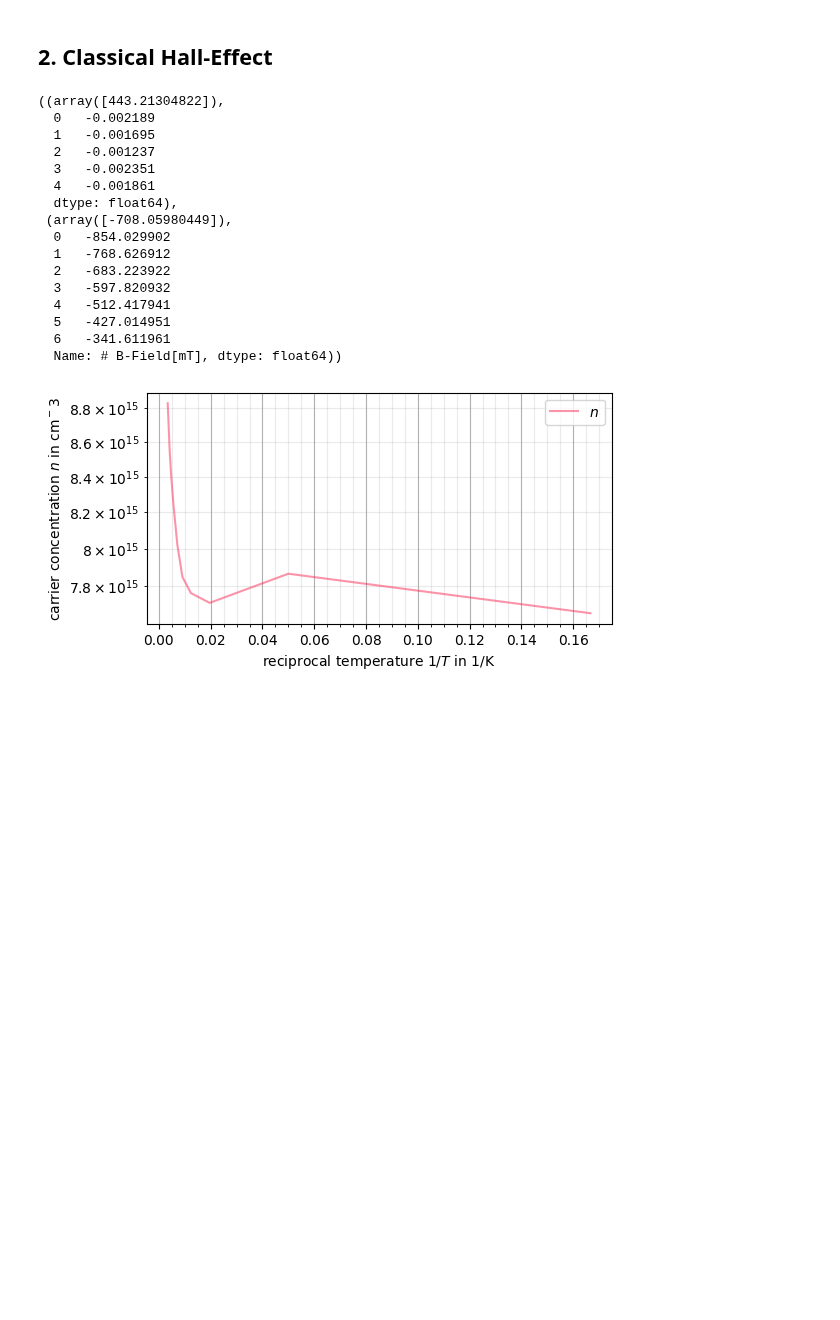
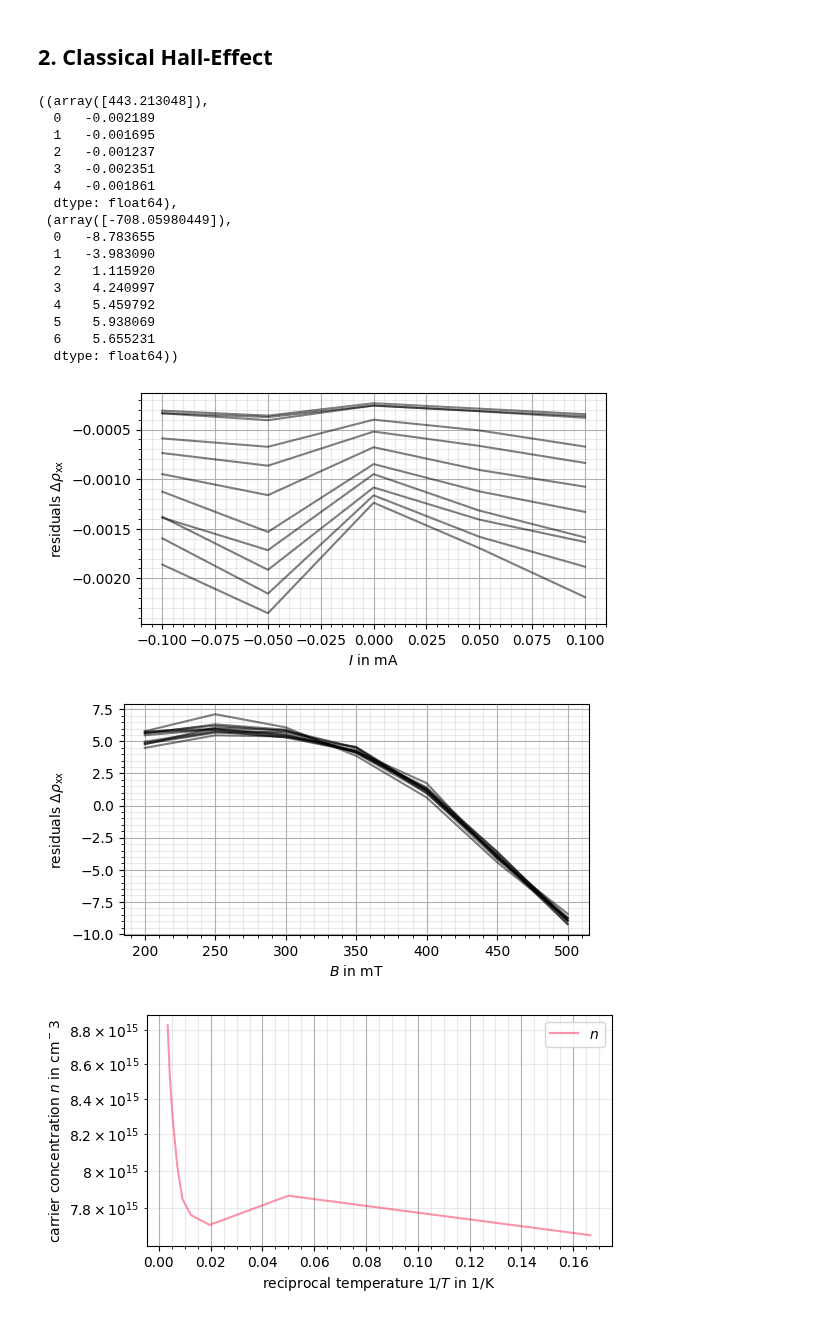
Before and after one commit to CVC97/ALC-24-25, a Jupyter notebook: FM.QHE_quantum_hall_effect/fm_qhe_data_analysis.ipynb, the cells around one changed output. Cells and saved outputs as stored; diff of their text form; code cells hidden in the pictures; blank space fills up the shorter version.

```diff
--- a/FM.QHE_quantum_hall_effect/fm_qhe_data_analysis.ipynb
+++ b/FM.QHE_quantum_hall_effect/fm_qhe_data_analysis.ipynb
@@ -112,8 +137,8 @@ def lin_reg(x, m):
 def calculate_rho_xx(T):
     # ratio of V and I (the slope of V over I) is the resistivity in xx (longitudinal)
     R_xx_data = pd.read_csv(f"data/R-{T}.dat", delimiter = "\t", skiprows = 3, skipinitialspace = True)
-    popt_, pcov_ = curve_fit(lin_reg, R_xx_data["# Current[mA]"], R_xx_data["Uxx[mV]"])
-    residuals = (R_xx_data["# Current[mA]"]*popt_- R_xx_data["Uxx[mV]"]) / 1000
+    popt_, pcov_ = curve_fit(lin_reg, R_xx_data["# Current[mA]"]/1000, R_xx_data["Uxx[mV]"]/1000)
+    residuals = (R_xx_data["# Current[mA]"]/1000*popt_- R_xx_data["Uxx[mV]"]/ 1000)
     # returns longitudinal resistivity + residuals
     return popt_, residuals
 
@@ -123,7 +148,7 @@ def calculate_rho_xy(T):
     # ratio of R_xy and B (slope of R_xy over B) is resistivity in xy (Hall)
     R_xy_data = pd.read_csv(f"data/H-{T}.dat", delimiter = "\t", skiprows = 4, skipinitialspace = True)
     popt_, pcov_ = curve_fit(lin_reg, R_xy_data["# B-Field[mT]"]/1000, R_xy_data["Rxy[ohm]"])
-    residuals = R_xy_data["# B-Field[mT]"]/1000*popt_ - R_xy_data["# B-Field[mT]"]
+    residuals = R_xy_data["# B-Field[mT]"]/1000*popt_ - R_xy_data["Rxy[ohm]"]
     # returns Hall resistivity + residuals
     return popt_, residuals
 
@@ -132,7 +157,7 @@ R_xy = calculate_rho_xy("294")
 
 R_xx, R_xy
 # %% [output]
-((array([443.21304822]),
+((array([443.213048]),
   0   -0.002189
   1   -0.001695
   2   -0.001237
@@ -140,14 +165,70 @@ R_xx, R_xy
   4   -0.001861
   dtype: float64),
  (array([-708.05980449]),
-  0   -854.029902
-  1   -768.626912
-  2   -683.223922
-  3   -597.820932
-  4   -512.417941
-  5   -427.014951
-  6   -341.611961
-  Name: # B-Field[mT], dtype: float64))
+  0   -8.783655
+  1   -3.983090
+  2    1.115920
+  3    4.240997
+  4    5.459792
+  5    5.938069
+  6    5.655231
+  dtype: float64))
+# %%
+# a. residual analysis
+T_H_list = ["006", "020", "051", "081", "110", "140", "180", "210", "240", "270", "294"]
+T_R_list = ["007", "020", "051", "081", "110", "140", "181", "211", "241", "270", "294"]
+
+
+I_xx = pd.read_csv(f"data/R-294.dat", delimiter = "\t", skiprows = 3, skipinitialspace = True)["# Current[mA]"]
+B_xy = pd.read_csv(f"data/H-294.dat", delimiter = "\t", skiprows = 4, skipinitialspace = True)["# B-Field[mT]"]
+
+residues_xx_list = []
+residues_xy_list = []
+
+for i, T in enumerate(T_H_list):
+    residues_xx = calculate_rho_xx(T_R_list[i])[1]
+    residues_xy = calculate_rho_xy(T)[1]
+
+    residues_xx_list.append(residues_xx)
+    residues_xy_list.append(residues_xy)
+
+
+# longitudinal resistivity residuals
+fig, ax = plt.subplots(figsize=(6,3))
+ax.set_xlabel(r'$I$ in mA')
+ax.set_ylabel(r'residuals $\Delta\rho_\mathrm{xx}$')
+ax.grid()
+ax.grid(which='minor', color = '#999999', alpha = 0.2, linestyle = '-')
+ax.minorticks_on()
+
+for residues in residues_xx_list:
+    ax.plot(I_xx, residues, color = "black", alpha = 0.5, label = r"$n$")
+
+
+plt.savefig('FM.QHE_visualizations/rho_xx_residue_analysis.pdf', facecolor = 'white', bbox_inches='tight')
+plt.savefig('FM.QHE_visualizations/rho_xx_residue_analysis.pgf', facecolor = 'white', bbox_inches='tight')
+plt.show()
+
+
+# Hall resistivity residuals
+fig, ax = plt.subplots(figsize=(6,3))
+ax.set_xlabel(r'$B$ in mT')
+ax.set_ylabel(r'residuals $\Delta\rho_\mathrm{xx}$')
+ax.grid()
+ax.grid(which='minor', color = '#999999', alpha = 0.2, linestyle = '-')
+ax.minorticks_on()
+
+for residues in residues_xy_list:
+    # print(residues)
+    ax.plot(B_xy, residues, color = "black", alpha = 0.5, label = r"$n$")
+
+
+plt.savefig('FM.QHE_visualizations/rho_xy_residue_analysis.pdf', facecolor = 'white', bbox_inches='tight')
+plt.savefig('FM.QHE_visualizations/rho_xy_residue_analysis.pgf', facecolor = 'white', bbox_inches='tight')
+plt.show()
+# %% [output]
+[figure, added]
+[figure, added]
 # %%
 # b. carrier concentration n over T
 T_H_list = ["006", "020", "051", "081", "110", "140", "180", "210", "240", "270", "294"]
```
Also changed, not shown: parts of 6 cells of this notebook, 8 other files.
